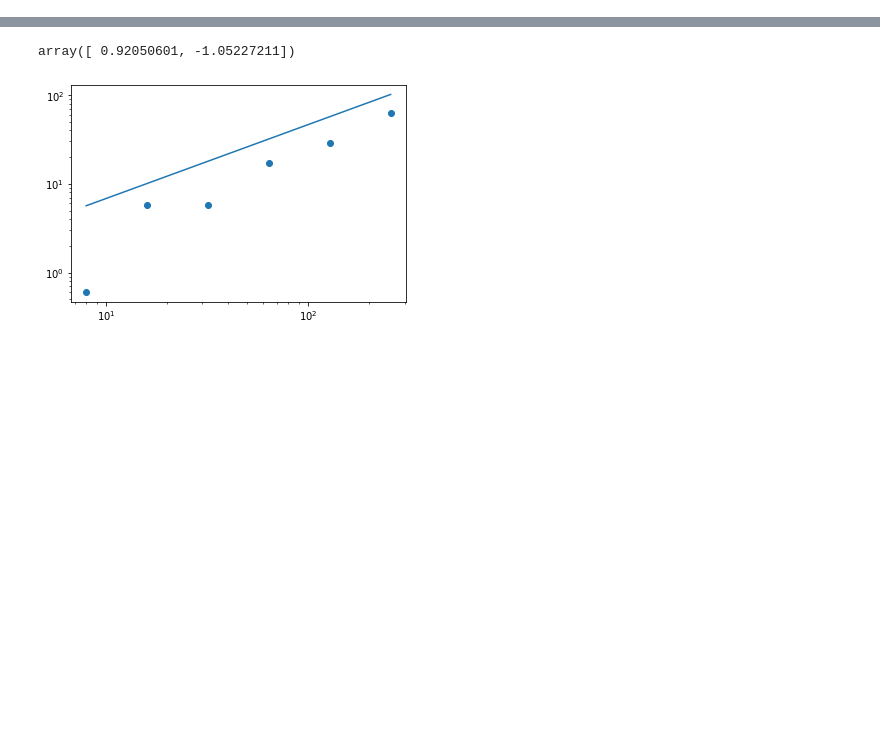
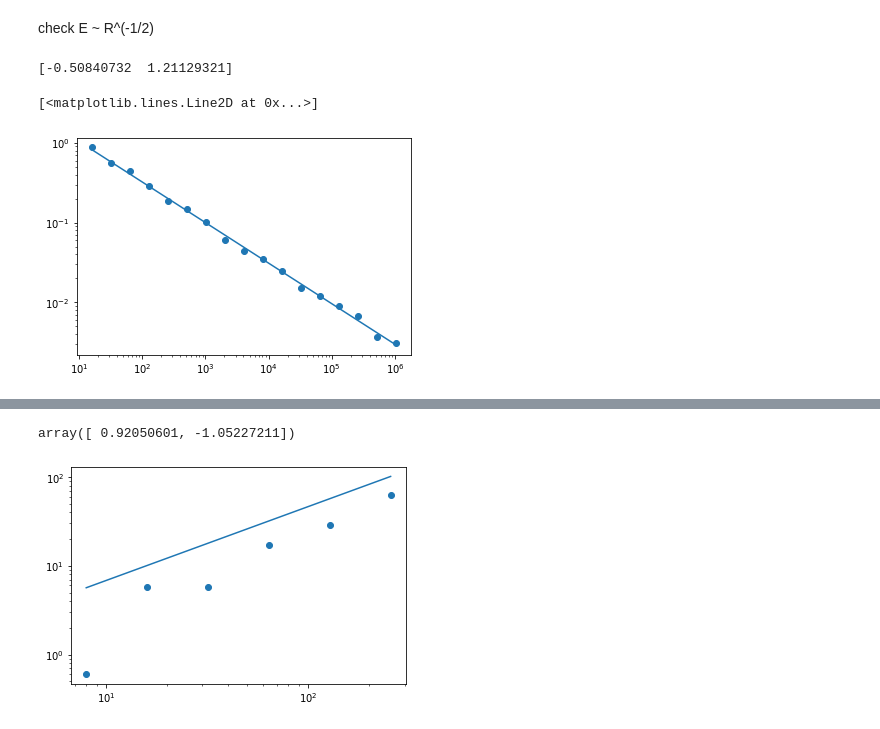
Before and after one commit to gentinettagian/complexity_of_qsvms, a Jupyter notebook: dual_qsvm/kernel_error.ipynb, the cells around one changed output, grey strips where cells are left out. Drawn from its saved outputs; the diff is of its cells as text; code cells hidden in the pictures; blank space fills up the shorter version.

```diff
--- a/dual_qsvm/kernel_error.ipynb
+++ b/dual_qsvm/kernel_error.ipynb
@@ -69,0 +72,2 @@ array([ 0.66891755, -4.39943511])
+# %% [markdown]
+check E ~ R^(-1/2)
@@ -69,0 +86,12 @@ array([ 0.66891755, -4.39943511])
+# %%
+plt.scatter(Rs,E)
+plt.yscale('log')
+plt.xscale('log')
+
+p = np.polyfit(np.log(Rs),np.log(E),1)
+print(p)
+plt.plot(Rs,np.exp(p[1])*Rs**p[0])
+# %% [output]
+[-0.50840732  1.21129321]
+[<matplotlib.lines.Line2D at 0x...>]
+[figure, added]
```
Also changed, not shown: parts of 17 cells of this notebook, 6 other files.
